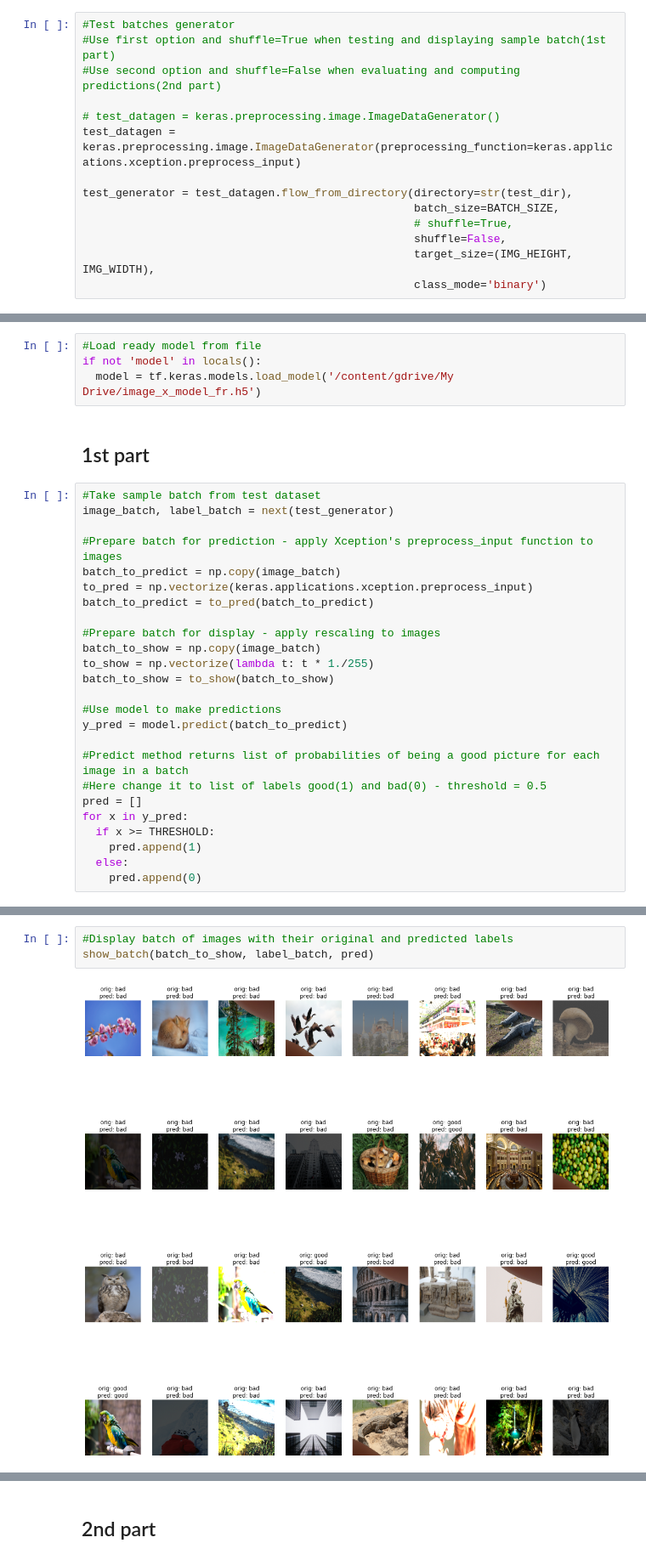
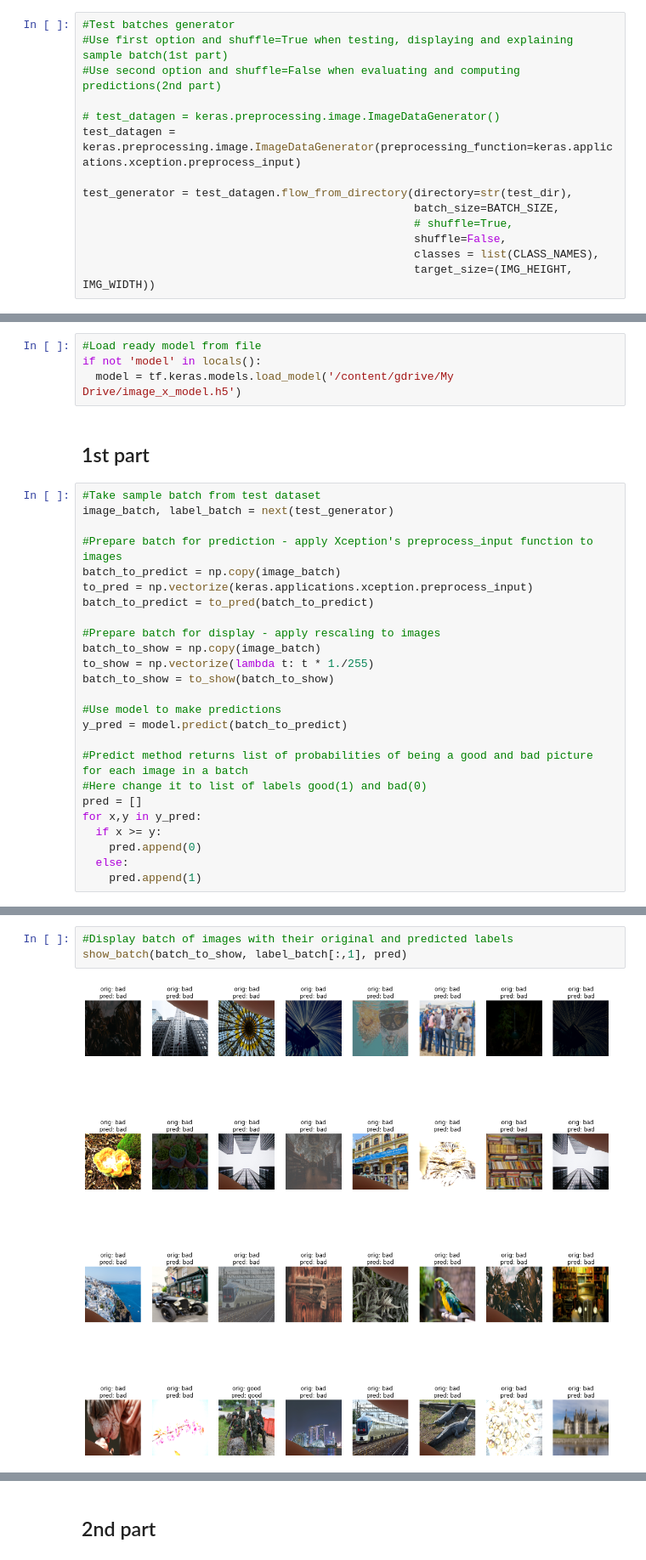
Before and after one commit to igiai/image_quality_classification, a Jupyter notebook: ready_model.ipynb, the cells around one changed output, grey strips where cells are left out. Shown at 85% size. Saved outputs shown, nothing was run; the diff lists cells and outputs as text.

```diff
--- a/ready_model.ipynb
+++ b/ready_model.ipynb
@@ -52,6 +55,6 @@ THRESHOLD = 0.5
 # %%
 #Test batches generator
-#Use first option and shuffle=True when testing and displaying sample batch(1st part)
+#Use first option and shuffle=True when testing, displaying and explaining sample batch(1st part)
 #Use second option and shuffle=False when evaluating and computing predictions(2nd part)
 
 # test_datagen = keras.preprocessing.image.ImageDataGenerator()
@@ -61,14 +64,14 @@ test_generator = test_datagen.flow_from_directory(directory=str(test_dir),
                                                   batch_size=BATCH_SIZE,
                                                   # shuffle=True,
                                                   shuffle=False,
-                                                  target_size=(IMG_HEIGHT, IMG_WIDTH),
-                                                  class_mode='binary')
+                                                  classes = list(CLASS_NAMES),
+                                                  target_size=(IMG_HEIGHT, IMG_WIDTH))
 # %% [output]
 Found 800 images belonging to 2 classes.
 # %%
 #Load ready model from file
 if not 'model' in locals():
-  model = tf.keras.models.load_model('/content/gdrive/My Drive/image_x_model_fr.h5')
+  model = tf.keras.models.load_model('/content/gdrive/My Drive/image_x_model.h5')
 # %% [markdown]
 ## 1st part
 # %%
@@ -88,14 +91,14 @@ batch_to_show = to_show(batch_to_show)
 #Use model to make predictions
 y_pred = model.predict(batch_to_predict)
 
-#Predict method returns list of probabilities of being a good picture for each image in a batch
-#Here change it to list of labels good(1) and bad(0) - threshold = 0.5
+#Predict method returns list of probabilities of being a good and bad picture for each image in a batch
+#Here change it to list of labels good(1) and bad(0)
 pred = []
-for x in y_pred:
-  if x >= THRESHOLD:
+for x,y in y_pred:
+  if x >= y:
+    pred.append(0)
+  else:
     pred.append(1)
-  else:
-    pred.append(0)
 # %%
 #Display confusion matrix for samlpe batch
 from sklearn.metrics import confusion_matrix
@@ -114,5 +117,5 @@ print(list(label_batch.astype('int')))
 # %%
 #Display batch of images with their original and predicted labels
-show_batch(batch_to_show, label_batch, pred)
+show_batch(batch_to_show, label_batch[:,1], pred)
 # %% [output]
-[figure, old version]
+[figure, new version]
```
Also changed, not shown: parts of 15 cells of this notebook.
